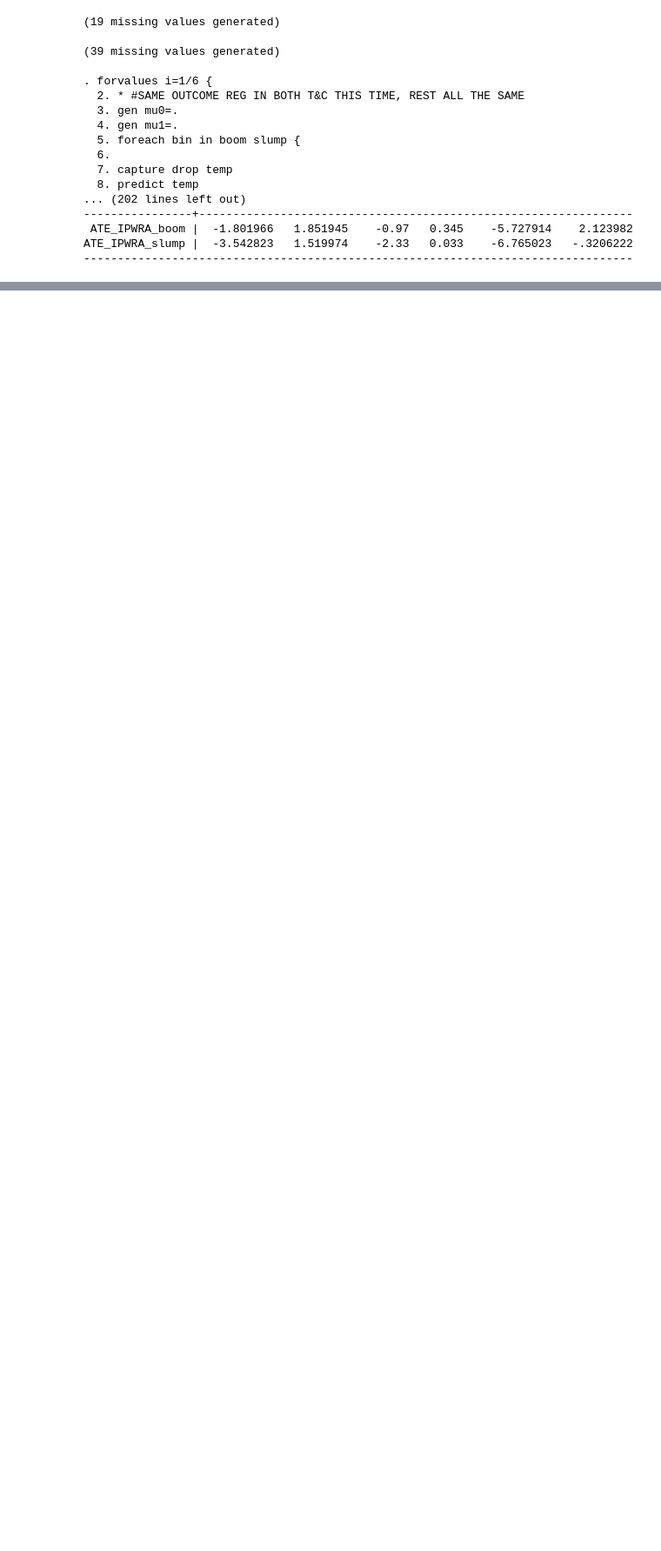
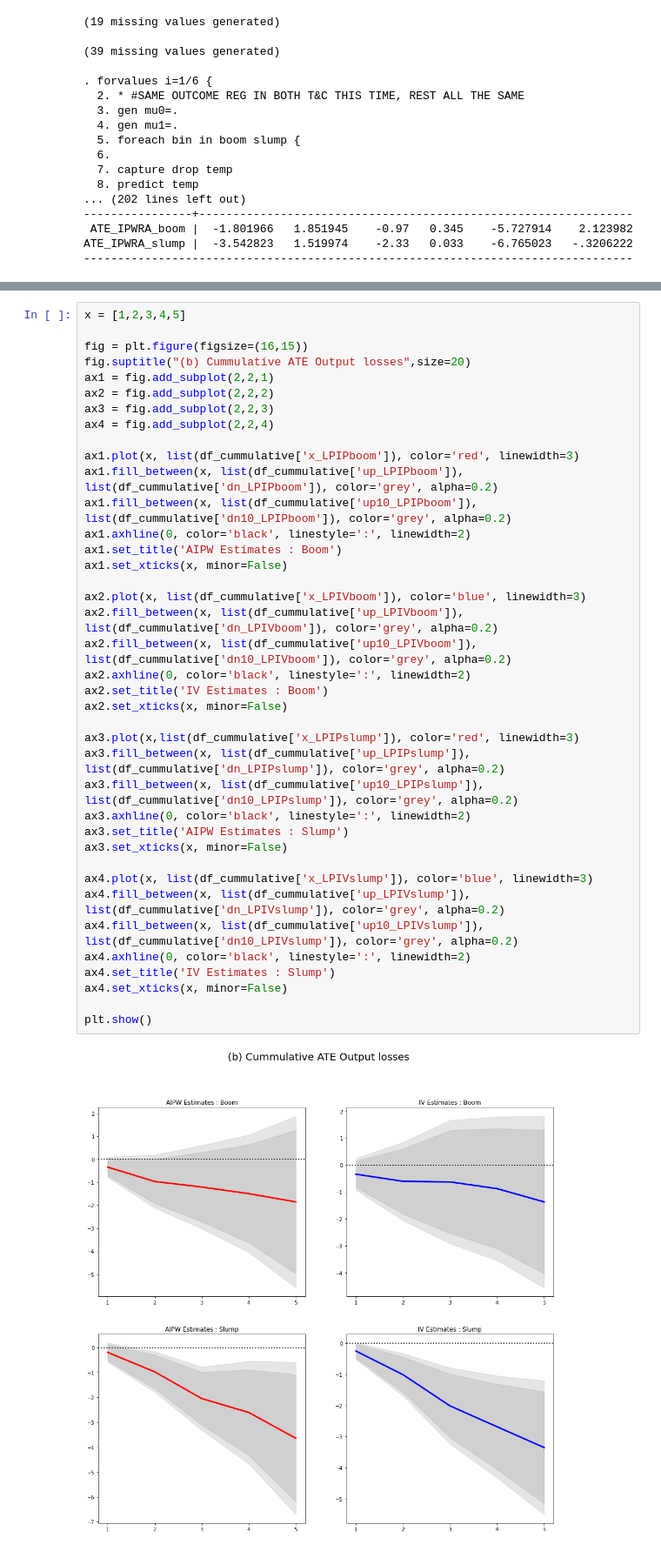
Before and after one commit to htdanil/referenced_to_github, a Jupyter notebook: GF0004_Jorda_Taylor_(2016)_The_time_for_austerity__REPLICATION_WORK/Replication.ipynb, the cells around one changed output, grey strips where cells are left out. Shown at 87% size. Drawn from its saved outputs; the diff is of its cells as text; blank space fills up the shorter version.

```diff
--- a/GF0004_Jorda_Taylor_(2016)_The_time_for_austerity__REPLICATION_WORK/Replication.ipynb
+++ b/GF0004_Jorda_Taylor_(2016)_The_time_for_austerity__REPLICATION_WORK/Replication.ipynb
@@ -1178,0 +1769,41 @@ ATE_IPWRA_slump |  -3.542823   1.519974    -2.33   0.033    -6.765023   -.320622
+# %%
+x = [1,2,3,4,5]
+
+fig = plt.figure(figsize=(16,15))
+fig.suptitle("(b) Cummulative ATE Output losses",size=20)
+ax1 = fig.add_subplot(2,2,1)
+ax2 = fig.add_subplot(2,2,2)
+ax3 = fig.add_subplot(2,2,3)
+ax4 = fig.add_subplot(2,2,4)
+
+ax1.plot(x, list(df_cummulative['x_LPIPboom']), color='red', linewidth=3)
+ax1.fill_between(x, list(df_cummulative['up_LPIPboom']), list(df_cummulative['dn_LPIPboom']), color='grey', alpha=0.2)
+ax1.fill_between(x, list(df_cummulative['up10_LPIPboom']), list(df_cummulative['dn10_LPIPboom']), color='grey', alpha=0.2)
+ax1.axhline(0, color='black', linestyle=':', linewidth=2)
+ax1.set_title('AIPW Estimates : Boom')
+ax1.set_xticks(x, minor=False)
+
+ax2.plot(x, list(df_cummulative['x_LPIVboom']), color='blue', linewidth=3)
+ax2.fill_between(x, list(df_cummulative['up_LPIVboom']), list(df_cummulative['dn_LPIVboom']), color='grey', alpha=0.2)
+ax2.fill_between(x, list(df_cummulative['up10_LPIVboom']), list(df_cummulative['dn10_LPIVboom']), color='grey', alpha=0.2)
+ax2.axhline(0, color='black', linestyle=':', linewidth=2)
+ax2.set_title('IV Estimates : Boom')
+ax2.set_xticks(x, minor=False)
+
+ax3.plot(x,list(df_cummulative['x_LPIPslump']), color='red', linewidth=3)
+ax3.fill_between(x, list(df_cummulative['up_LPIPslump']), list(df_cummulative['dn_LPIPslump']), color='grey', alpha=0.2)
+ax3.fill_between(x, list(df_cummulative['up10_LPIPslump']), list(df_cummulative['dn10_LPIPslump']), color='grey', alpha=0.2)
+ax3.axhline(0, color='black', linestyle=':', linewidth=2)
+ax3.set_title('AIPW Estimates : Slump')
+ax3.set_xticks(x, minor=False)
+
+ax4.plot(x, list(df_cummulative['x_LPIVslump']), color='blue', linewidth=3)
+ax4.fill_between(x, list(df_cummulative['up_LPIVslump']), list(df_cummulative['dn_LPIVslump']), color='grey', alpha=0.2)
+ax4.fill_between(x, list(df_cummulative['up10_LPIVslump']), list(df_cummulative['dn10_LPIVslump']), color='grey', alpha=0.2)
+ax4.axhline(0, color='black', linestyle=':', linewidth=2)
+ax4.set_title('IV Estimates : Slump')
+ax4.set_xticks(x, minor=False)
+
+plt.show()
+# %% [output]
+[figure, added]
```
Also changed, not shown: parts of 18 cells of this notebook, 14 other files.
